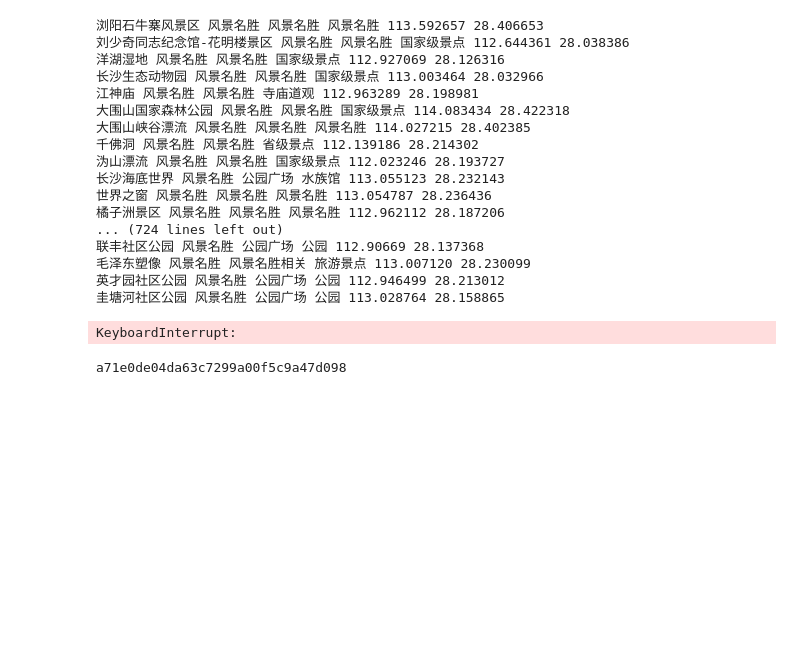
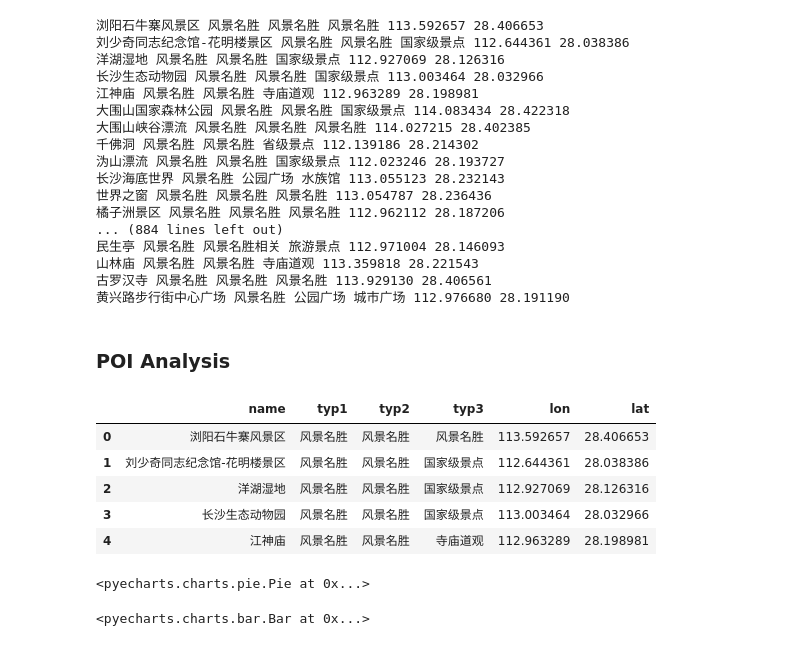
Before and after one commit to ivanliu1989/routes-scraper, a Jupyter notebook: amap/amap_changsha.ipynb, the cells around one changed output. Saved outputs shown, nothing was run; the diff lists cells and outputs as text; code cells hidden in the pictures; blank space fills up the shorter version.

Commit message:
amap api poi

```diff
--- a/amap/amap_changsha.ipynb
+++ b/amap/amap_changsha.ipynb
@@ -32,7 +32,7 @@ for url in urls:
         lon = location.split(',')[0]
         lat = location.split(',')[1]
         print(name,typ1,typ2,typ3,lon,lat)
-        # writer.writerow([name,typ1,typ2,typ3,lon,lat])
+        writer.writerow([name,typ1,typ2,typ3,lon,lat])
     time.sleep(2)
 # %% [output]
 浏阳石牛寨风景区 风景名胜 风景名胜 风景名胜 113.592657 28.406653
@@ -47,14 +47,10 @@ for url in urls:
 长沙海底世界 风景名胜 公园广场 水族馆 113.055123 28.232143
 世界之窗 风景名胜 风景名胜 风景名胜 113.054787 28.236436
 橘子洲景区 风景名胜 风景名胜 风景名胜 112.962112 28.187206
-... (724 lines left out)
-联丰社区公园 风景名胜 公园广场 公园 112.90669 28.137368
-毛泽东塑像 风景名胜 风景名胜相关 旅游景点 113.007120 28.230099
-英才园社区公园 风景名胜 公园广场 公园 112.946499 28.213012
-圭塘河社区公园 风景名胜 公园广场 公园 113.028764 28.158865
+... (884 lines left out)
+民生亭 风景名胜 风景名胜相关 旅游景点 112.971004 28.146093
+山林庙 风景名胜 风景名胜 寺庙道观 113.359818 28.221543
+古罗汉寺 风景名胜 风景名胜 风景名胜 113.929130 28.406561
+黄兴路步行街中心广场 风景名胜 公园广场 城市广场 112.976680 28.191190
-KeyboardInterrupt:
-# %%
-f = open("../amap_key.txt", "r")
-amap_key = f.read()
-# %% [output]
-a71e0de04da63c7299a00f5c9a47d098
+# %% [markdown]
+### POI Analysis
@@ -60,0 +59,32 @@ a71e0de04da63c7299a00f5c9a47d098
+# %%
+dat = pd.read_csv("./1.csv")
+dat.head()
+# %% [output]
+|  | name | typ1 | typ2 | typ3 | lon | lat |
+| 0 | 浏阳石牛寨风景区 | 风景名胜 | 风景名胜 | 风景名胜 | 113.592657 | 28.406653 |
+| 1 | 刘少奇同志纪念馆-花明楼景区 | 风景名胜 | 风景名胜 | 国家级景点 | 112.644361 | 28.038386 |
+| 2 | 洋湖湿地 | 风景名胜 | 风景名胜 | 国家级景点 | 112.927069 | 28.126316 |
+| 3 | 长沙生态动物园 | 风景名胜 | 风景名胜 | 国家级景点 | 113.003464 | 28.032966 |
+| 4 | 江神庙 | 风景名胜 | 风景名胜 | 寺庙道观 | 112.963289 | 28.198981 |
+# %%
+from pyecharts import Pie
+
+ty1_class = dat.groupby(['typ1']).agg(['count'])
+attr = list(ty1_class.index)
+v1 = list(ty1_class['name']['count'])
+pie = Pie('POI分布情况')
+pie.add("", attr, v1, is_label_show=True, radius=[30, 75])
+pie
+# %% [output]
+<pyecharts.charts.pie.Pie at 0x...>
+# %%
+from pyecharts import Bar
+
+ty2_class = dat.groupby(['typ2']).agg(['count'])
+bar = Bar('小类POI排行')
+attr = list(ty2_class.index)
+v2 = list(ty2_class['name']['count'])
+bar.add("", attr, v2,xaxis_interval=0,xaxis_rotate=20,xaxis_margin=8,is_label_show=True)
+bar
+# %% [output]
+<pyecharts.charts.bar.Bar at 0x...>
```
Also changed, not shown: parts of 2 cells of this notebook, 2 other files.
